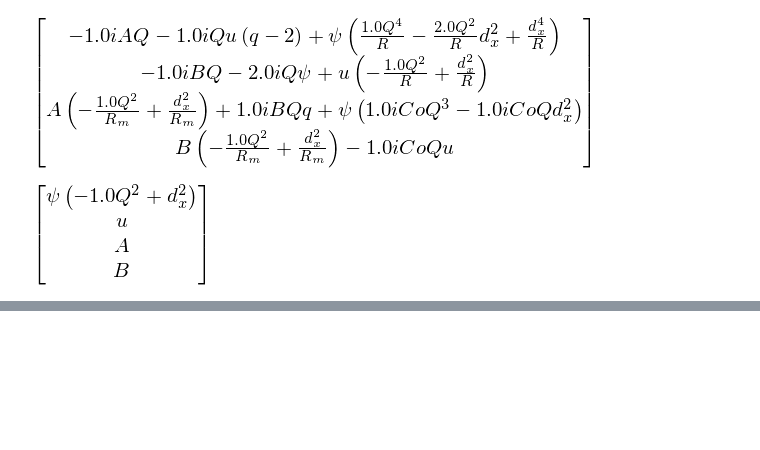
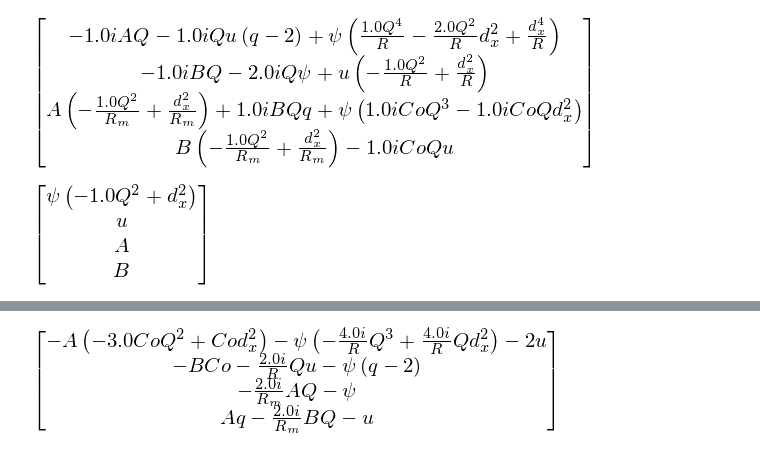
Before and after one commit to jsoishi/weakly_nonlinear_mri, a Jupyter notebook: python/adjoint solution.ipynb, the cells around one changed output, grey strips where cells are left out. Drawn from its saved outputs; the diff is of its cells as text; code cells hidden in the pictures; blank space fills up the shorter version.

```diff
--- a/python/adjoint solution.ipynb
+++ b/python/adjoint solution.ipynb
@@ -481,0 +494,4 @@ L*VT
+# %%
+-1*((L1twiddle*VT).subs(dz, 1j*Q))
+# %% [output]
+[figure, added]
```
Also changed, not shown: parts of 5 cells of this notebook, 4 other files.
